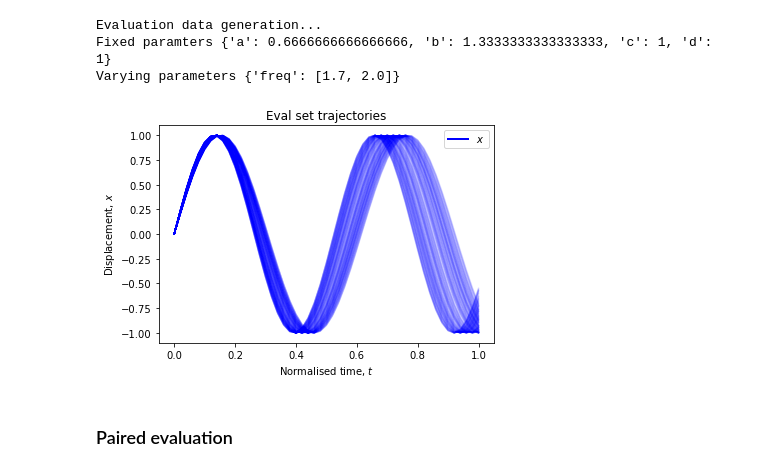
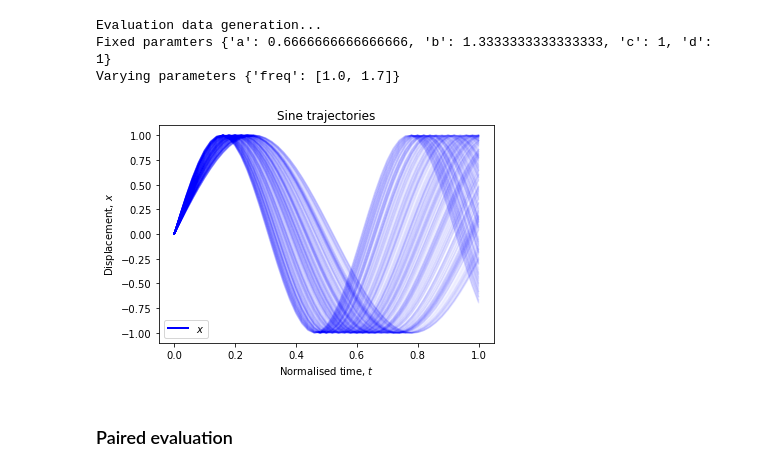
Before and after one commit to bjd39/lupi-ndp, a Jupyter notebook: notebooks/sine_evaluations.ipynb, the cells around one changed output. Saved outputs shown, nothing was run; the diff lists cells and outputs as text; code cells hidden in the pictures.

Commit message:
Run full evaluations on LV and sine

```diff
--- a/notebooks/sine_evaluations.ipynb
+++ b/notebooks/sine_evaluations.ipynb
@@ -471,31 +471,32 @@ evaluation_config = {
         'freq' : [1., 1.7],
     },
     'eval_varying' : {
-        'freq' : [1.7, 2.],
+        'freq' : [1., 1.7],
     },
 }
 # %%
 # dataset
 eval_set = SineDataset(evaluation_config, train=False)
 eval_examples = len(eval_set)
 
 # loader
 eval_loader = DataLoader(eval_set, batch_size=1)
 
 # sanity plot
 for inputs, labels, times in eval_loader:
     plt.plot(times[0], labels[0,:,0], alpha=0.03, c='b')
-plt.title('Eval set trajectories')
+plt.title('Sine trajectories')
 custom_lines = [Line2D([0], [0], color='b', lw=2)]
 plt.legend(custom_lines, ['$x$'])
 plt.xlabel('Normalised time, $t$')
 plt.ylabel('Displacement, $x$')
+plt.savefig('./figures/sineexamples.pdf', bbox_inches='tight')
 plt.show()
 # %% [output]
 Evaluation data generation...
 Fixed paramters {'a': 0.6666666666666666, 'b': 1.3333333333333333, 'c': 1, 'd': 1}
-Varying parameters {'freq': [1.7, 2.0]}
+Varying parameters {'freq': [1.0, 1.7]}
-[figure, old version]
+[figure, new version]
 # %% [markdown]
 ### Paired evaluation
 # %%
```
Also changed, not shown: parts of 8 cells of this notebook, 18 other files.
